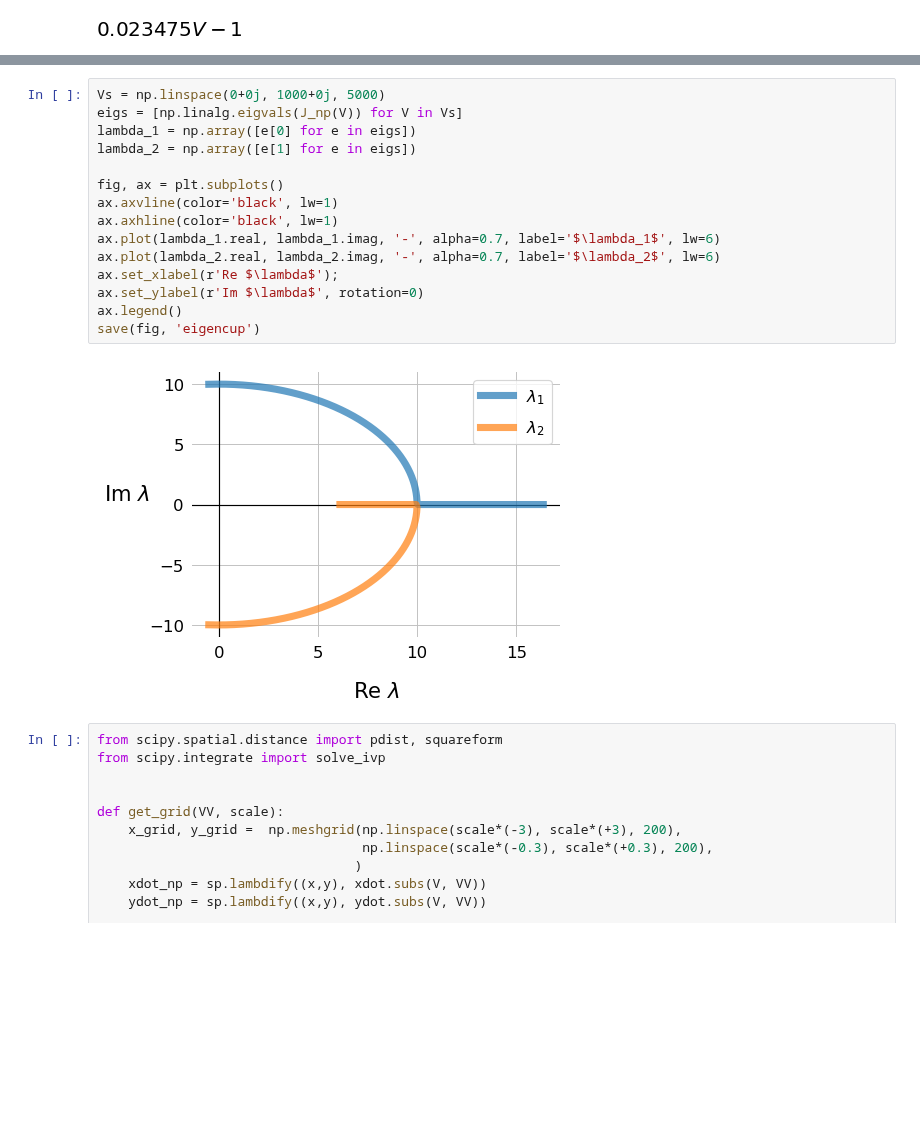
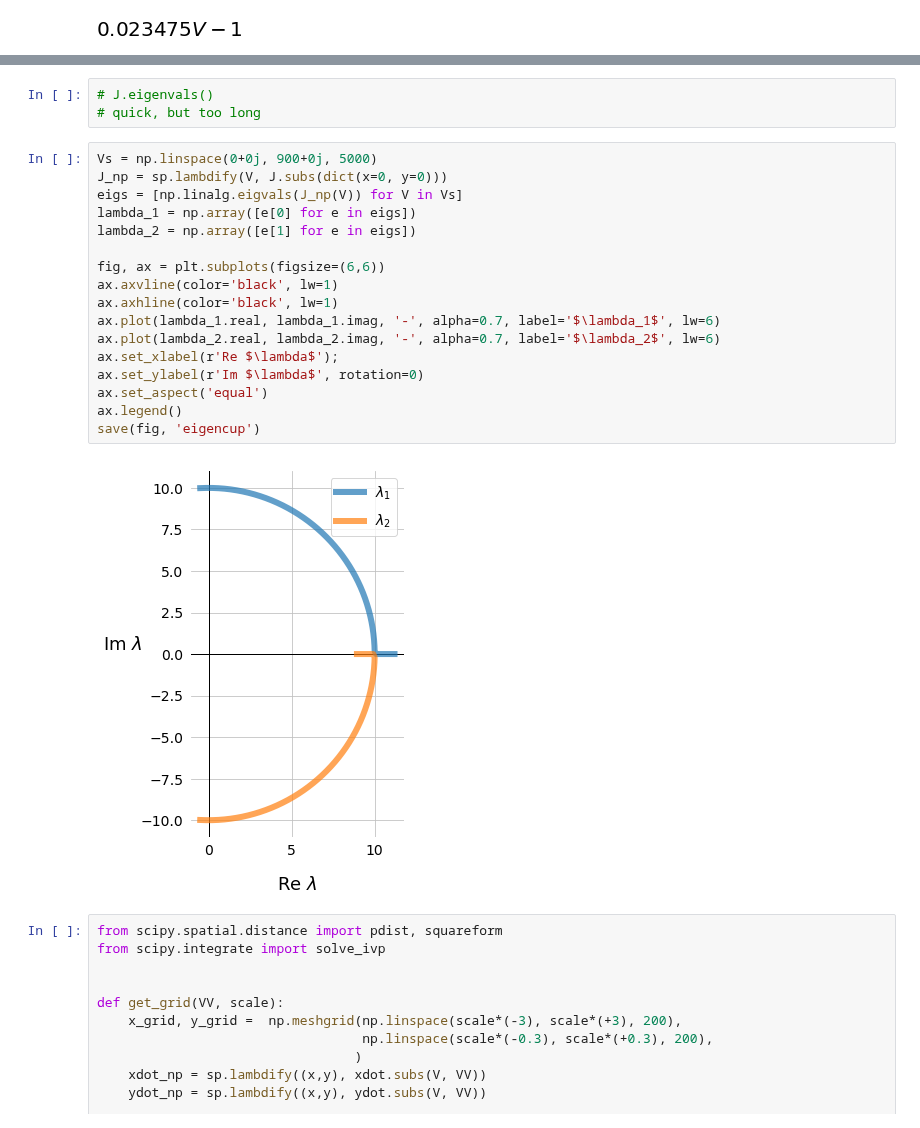
Before and after one commit to tfiers/strogatz, a Jupyter notebook: notebooks/4_Gallop.ipynb, the cells around one changed output, grey strips where cells are left out. Cells and saved outputs as stored; diff of their text form; blank space fills up the shorter version.

```diff
--- a/notebooks/4_Gallop.ipynb
+++ b/notebooks/4_Gallop.ipynb
@@ -39,22 +37,27 @@ V_C = sp.solve(tr**2 - 4*det)[1]
 # %% [output]
 [figure]
+# %%
+# J.eigenvals()
+# quick, but too long
 # %%
-Vs = np.linspace(0+0j, 1000+0j, 5000)
+Vs = np.linspace(0+0j, 900+0j, 5000)
+J_np = sp.lambdify(V, J.subs(dict(x=0, y=0)))
 eigs = [np.linalg.eigvals(J_np(V)) for V in Vs]
 lambda_1 = np.array([e[0] for e in eigs])
 lambda_2 = np.array([e[1] for e in eigs])
 
-fig, ax = plt.subplots()
+fig, ax = plt.subplots(figsize=(6,6))
 ax.axvline(color='black', lw=1)
 ax.axhline(color='black', lw=1)
 ax.plot(lambda_1.real, lambda_1.imag, '-', alpha=0.7, label='$\lambda_1$', lw=6)
 ax.plot(lambda_2.real, lambda_2.imag, '-', alpha=0.7, label='$\lambda_2$', lw=6)
 ax.set_xlabel(r'Re $\lambda$');
 ax.set_ylabel(r'Im $\lambda$', rotation=0)
+ax.set_aspect('equal')
 ax.legend()
 save(fig, 'eigencup')
 # %% [output]
-[figure, old version]
+[figure, new version]
 # %%
 from scipy.spatial.distance import pdist, squareform
 from scipy.integrate import solve_ivp
```
Also changed, not shown: parts of 5 cells of this notebook, 9 other files.
